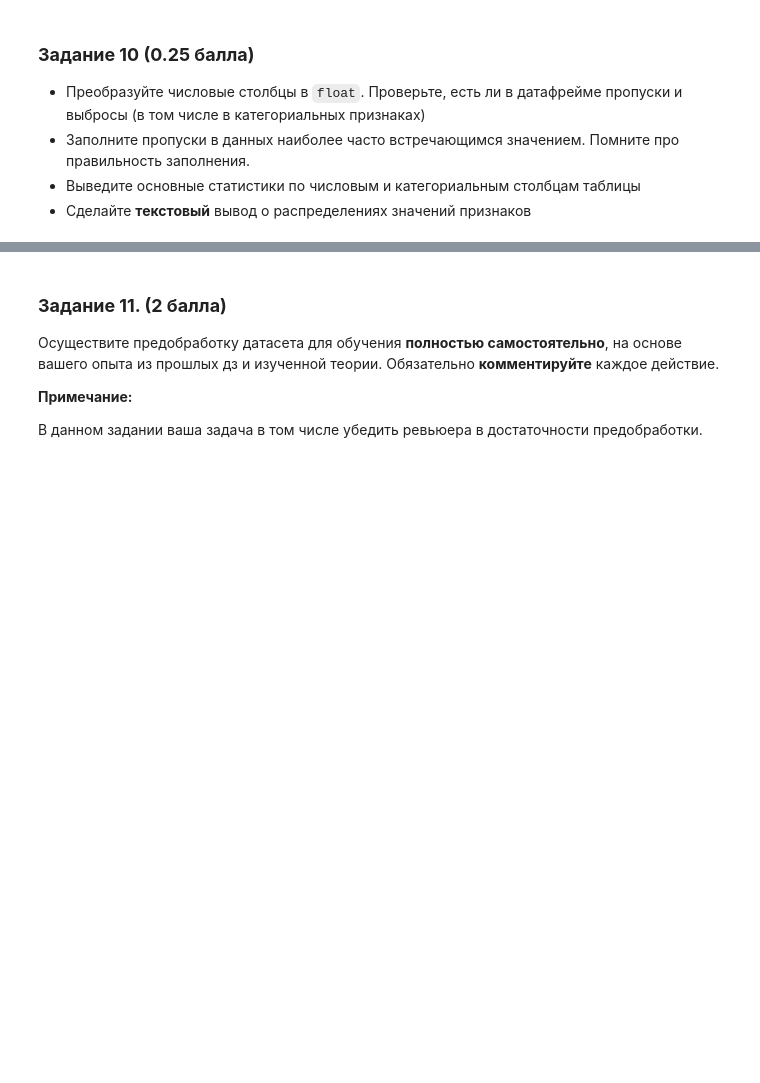
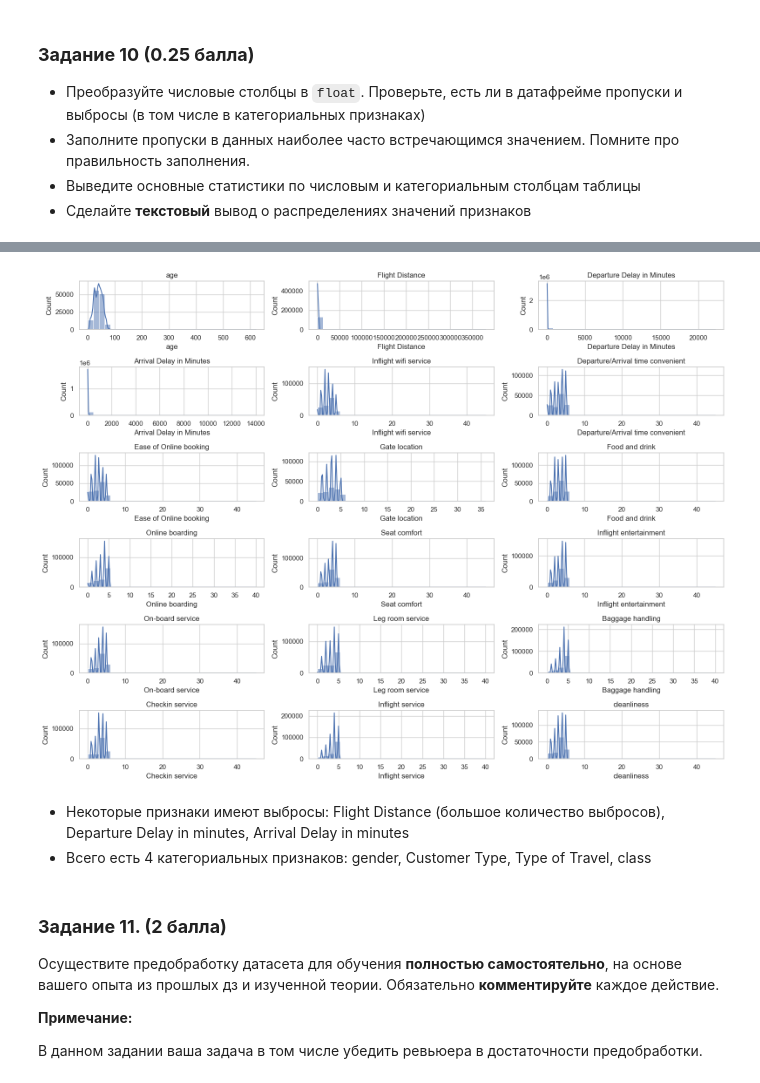
Before and after one commit to Semiteplov/hse-ai-24, a Jupyter notebook: ml/lesson_4/homework/AI_HW4_woodenML_pro.ipynb, the cells around one changed output, grey strips where cells are left out. Cells and saved outputs as stored; diff of their text form; code cells hidden in the pictures; blank space fills up the shorter version.

```diff
--- a/ml/lesson_4/homework/AI_HW4_woodenML_pro.ipynb
+++ b/ml/lesson_4/homework/AI_HW4_woodenML_pro.ipynb
@@ -483,3 +675,16 @@ assert X_val.shape == (31_094, 22)
+# %%
+plt.figure(figsize=(16, 12))
+for i, col in enumerate(numeric_cols):
+    plt.subplot(6, 3, i + 1)
+    sns.histplot(df[col], bins=30, kde=True)
+    plt.title(col)
+plt.tight_layout()
+plt.show()
+# %% [output]
+[figure, added]
+# %% [markdown]
+- Некоторые признаки имеют выбросы: Flight Distance (большое количество выбросов), Departure Delay in minutes, Arrival Delay in minutes
+- Всего есть 4 категориальных признаков: gender, Customer Type, Type of Travel, class
 # %% [markdown]
 ### **Задание 11. (2 балла)**
 
```
Also changed, not shown: parts of 43 cells of this notebook.
